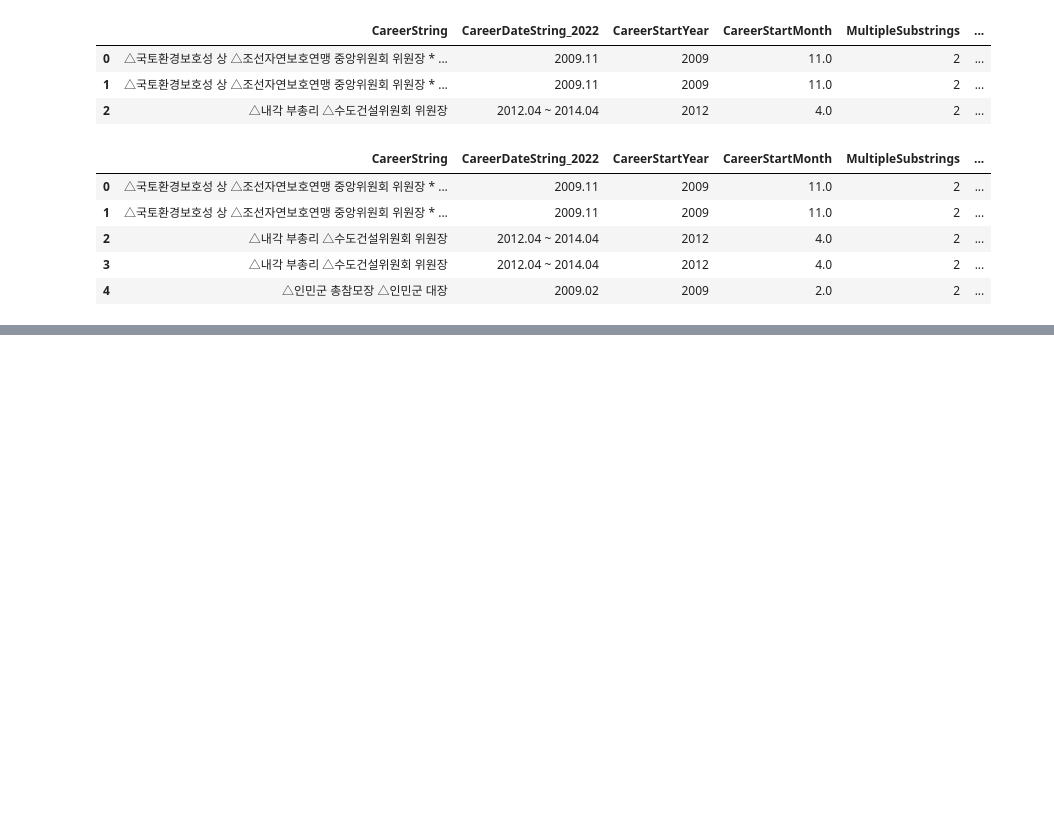
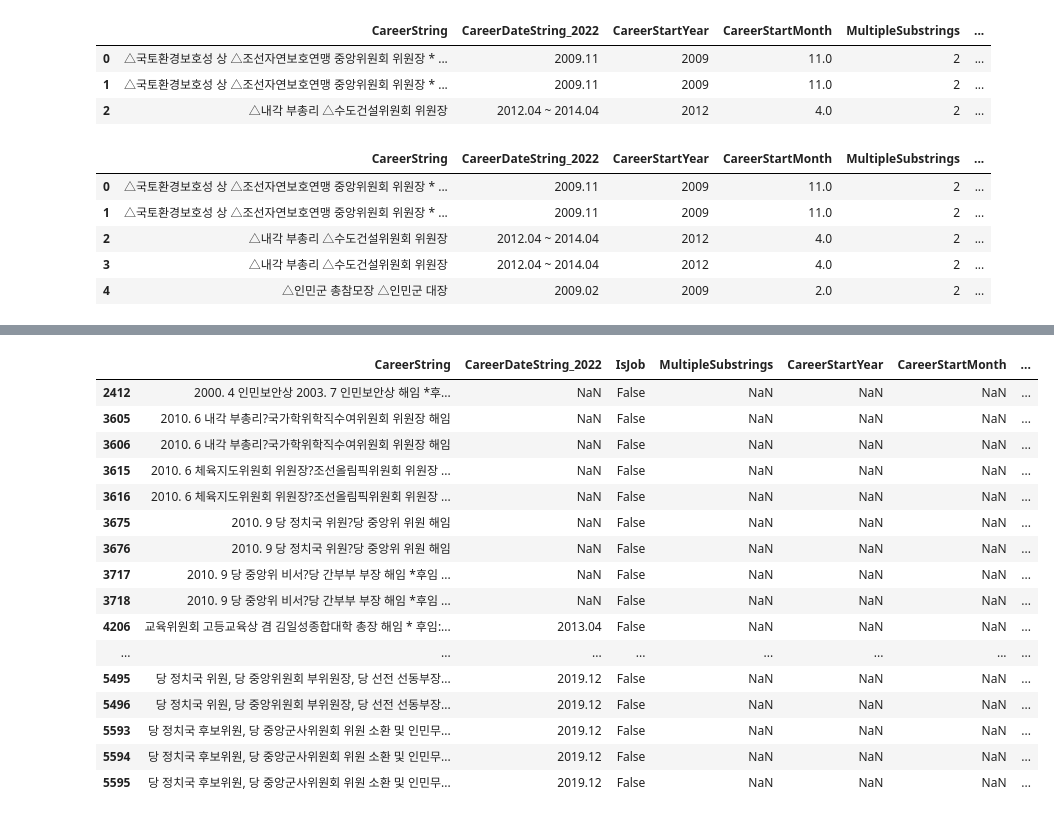
Before and after one commit to seouljake/nkelites, a Jupyter notebook: scripts/1 scripts - data cleaning and structuring/2.4.7 (new) create joborglink and leaderjoblink tables.ipynb, the cells around one changed output, grey strips where cells are left out. Drawn from its saved outputs; the diff is of its cells as text; code cells hidden in the pictures; blank space fills up the shorter version.

```diff
--- a/scripts/1 scripts - data cleaning and structuring/2.4.7 (new) create joborglink and leaderjoblink tables.ipynb
+++ b/scripts/1 scripts - data cleaning and structuring/2.4.7 (new) create joborglink and leaderjoblink tables.ipynb
@@ -406,0 +418,4 @@ singlesub[singlesub.duplicated("CareerString",keep=False)]
+# %%
+key_columns = ["CareerString","CareerDateString_2022"]
+careers2 = careers1.merge(singlesub,on=key_columns,how="outer",indicator=True)
+careers2.head(3)
@@ -406,0 +466,2 @@ singlesub[singlesub.duplicated("CareerString",keep=False)]
+# %%
+careers2.drop(columns=["_merge"],inplace=True)
@@ -407,5 +478,5 @@ singlesub[singlesub.duplicated("CareerString",keep=False)]
 # %%
-select_columns = ["CareerString","CareerDateString_2022","CareerStartYear","CareerStartMonth","MultipleSubstrings","CareerSubstring"]
+select_columns = ["CareerString","CareerDateString_2022","CareerStartYear","CareerStartMonth","MultipleSubstrings","CareerSubstring","OrgString","PositionString"]
 multisub = multisub[select_columns]
 multisub.shape
 # %% [output]
@@ -426,3 +498,7 @@ multisub[multisub.duplicated(keep=False)].head(5)
 | 2 | △내각 부총리 △수도건설위원회 위원장 | 2012.04 ~ 2014.04 | 2012 | 4.0 | 2 | ... |
 | 3 | △내각 부총리 △수도건설위원회 위원장 | 2012.04 ~ 2014.04 | 2012 | 4.0 | 2 | ... |
 | 4 | △인민군 총참모장 △인민군 대장 | 2009.02 | 2009 | 2.0 | 2 | ... |
+# %%
+key_columns = ["CareerString","CareerDateString_2022"]
+careers3 = careers2.merge(multisub,on=key_columns,how="outer",suffixes=("","_y"),indicator=True)
+careers3.head(3)
@@ -428,0 +538,21 @@ multisub[multisub.duplicated(keep=False)].head(5)
+# %%
+# confirmed that IsJob=False multisub are indeed NotJob
+careers3[(careers3["IsJob"]==False) & (careers3["_merge"]=="both")]
+# %% [output]
+|  | CareerString | CareerDateString_2022 | IsJob | MultipleSubstrings | CareerStartYear | CareerStartMonth | ... |
+| 2412 | 2000. 4 인민보안상 2003. 7 인민보안상 해임 *후... | NaN | False | NaN | NaN | NaN | ... |
+| 3605 | 2010. 6 내각 부총리?국가학위학직수여위원회 위원장 해임 | NaN | False | NaN | NaN | NaN | ... |
+| 3606 | 2010. 6 내각 부총리?국가학위학직수여위원회 위원장 해임 | NaN | False | NaN | NaN | NaN | ... |
+| 3615 | 2010. 6 체육지도위원회 위원장?조선올림픽위원회 위원장 ... | NaN | False | NaN | NaN | NaN | ... |
+| 3616 | 2010. 6 체육지도위원회 위원장?조선올림픽위원회 위원장 ... | NaN | False | NaN | NaN | NaN | ... |
+| 3675 | 2010. 9 당 정치국 위원?당 중앙위 위원 해임 | NaN | False | NaN | NaN | NaN | ... |
+| 3676 | 2010. 9 당 정치국 위원?당 중앙위 위원 해임 | NaN | False | NaN | NaN | NaN | ... |
+| 3717 | 2010. 9 당 중앙위 비서?당 간부부 부장 해임 *후임 ... | NaN | False | NaN | NaN | NaN | ... |
+| 3718 | 2010. 9 당 중앙위 비서?당 간부부 부장 해임 *후임 ... | NaN | False | NaN | NaN | NaN | ... |
+| 4206 | 교육위원회 고등교육상 겸 김일성종합대학 총장 해임 * 후임:... | 2013.04 | False | NaN | NaN | NaN | ... |
+| ... | ... | ... | ... | ... | ... | ... | ... |
+| 5495 | 당 정치국 위원, 당 중앙위원회 부위원장, 당 선전 선동부장... | 2019.12 | False | NaN | NaN | NaN | ... |
+| 5496 | 당 정치국 위원, 당 중앙위원회 부위원장, 당 선전 선동부장... | 2019.12 | False | NaN | NaN | NaN | ... |
+| 5593 | 당 정치국 후보위원, 당 중앙군사위원회 위원 소환 및 인민무... | 2019.12 | False | NaN | NaN | NaN | ... |
+| 5594 | 당 정치국 후보위원, 당 중앙군사위원회 위원 소환 및 인민무... | 2019.12 | False | NaN | NaN | NaN | ... |
+| 5595 | 당 정치국 후보위원, 당 중앙군사위원회 위원 소환 및 인민무... | 2019.12 | False | NaN | NaN | NaN | ... |
```
Also changed, not shown: parts of 40 cells of this notebook, 8 other files.
